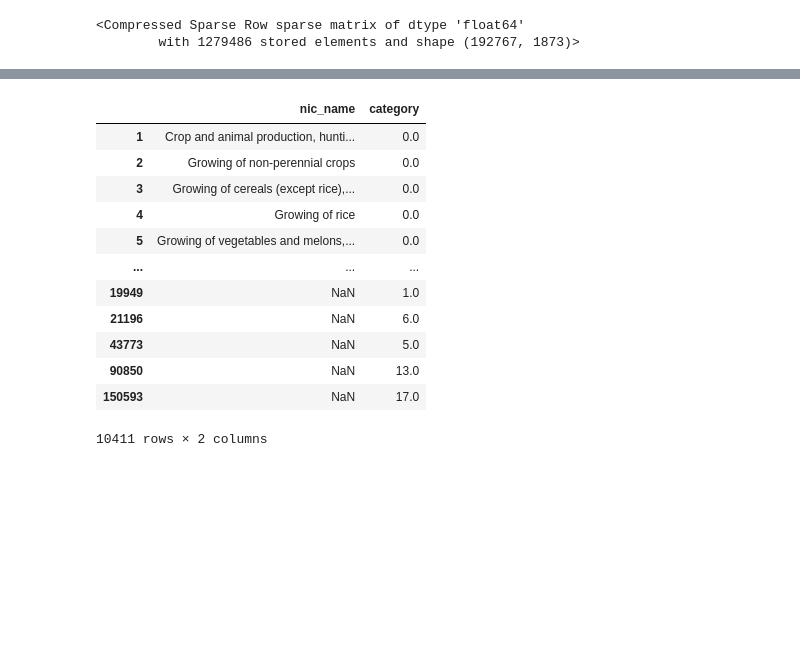
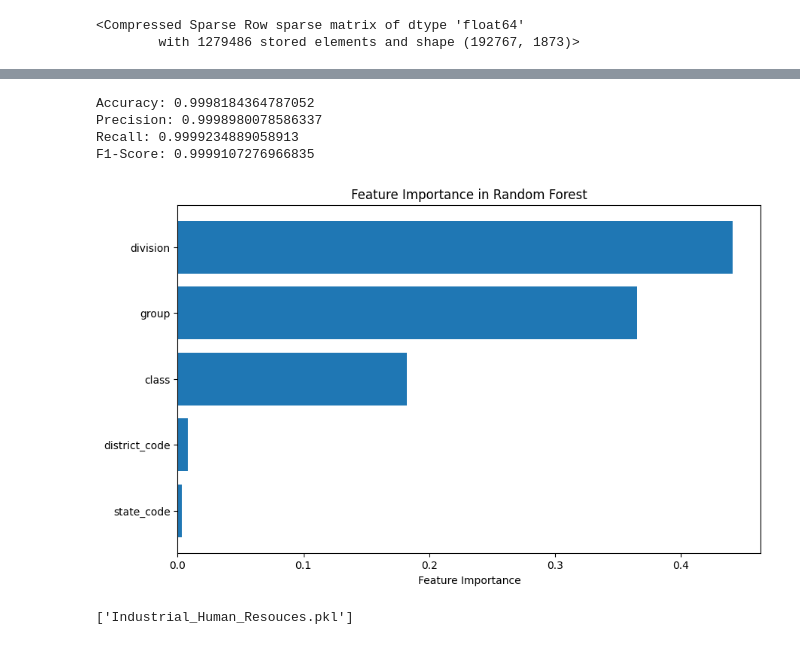
Before and after one commit to Thejasrajsathyamoorthy/Industrial-Human-Resources, a Jupyter notebook: HR_1.ipynb, the cells around one changed output, grey strips where cells are left out. Saved outputs shown, nothing was run; the diff lists cells and outputs as text; code cells hidden in the pictures; blank space fills up the shorter version.

```diff
--- a/HR_1.ipynb
+++ b/HR_1.ipynb
@@ -397,6 +351,6 @@ X_train, X_test, y_train, y_test = train_test_split(X, y, test_size=0.2, random_
 # %%
-from sklearn.ensemble import RandomForestRegressor
+from sklearn.ensemble import RandomForestClassifier
 
-model = RandomForestRegressor(random_state=27)
-model.fit(X_train, y_train)
-y_pred = model.predict(X_test)
+r_f_c_model = RandomForestClassifier(random_state=28)
+r_f_c_model.fit(X_train, y_train)
+y_pred = r_f_c_model.predict(X_test)
@@ -518,16 +357,46 @@ dataframes.head(5)
-# %%
-dataframes[["nic_name","category"]].drop_duplicates()
-# %% [output]
-|  | nic_name | category |
-| 1 | Crop and animal production, hunti... | 0.0 |
-| 2 | Growing of non-perennial crops | 0.0 |
-| 3 | Growing of cereals (except rice),... | 0.0 |
-| 4 | Growing of rice | 0.0 |
-| 5 | Growing of vegetables and melons,... | 0.0 |
-| ... | ... | ... |
-| 19949 | NaN | 1.0 |
-| 21196 | NaN | 6.0 |
-| 43773 | NaN | 5.0 |
-| 90850 | NaN | 13.0 |
-| 150593 | NaN | 17.0 |
-10411 rows × 2 columns
+# %%
+from sklearn.metrics import accuracy_score, precision_score, recall_score, f1_score
+import matplotlib.pyplot as plt
+
+# Accuracy
+accuracy = accuracy_score(y_test, y_pred)
+print("Accuracy:", accuracy)
+
+# Precision
+precision = precision_score(y_test, y_pred, average='macro')
+print("Precision:", precision)
+
+# Recall
+recall = recall_score(y_test, y_pred, average='macro')
+print("Recall:", recall)
+
+# F1-Score
+f1 = f1_score(y_test, y_pred, average='macro')
+print("F1-Score:", f1)
+# %% [output]
+Accuracy: 0.9998184364787052
+Precision: 0.9998980078586337
+Recall: 0.9999234889058913
+F1-Score: 0.9999107276966835
+# %%
+# Feature Importance
+
+importances = r_f_c_model.feature_importances_
+feature_names = X.columns
+
+sorted_indices = np.argsort(importances)[::-1]
+plt.figure(figsize=(10, 6))
+plt.barh(range(len(importances)), importances[sorted_indices], align='center')
+plt.yticks(range(len(importances)), [feature_names[i] for i in sorted_indices])
+plt.xlabel("Feature Importance")
+plt.title("Feature Importance in Random Forest")
+plt.gca().invert_yaxis()
+plt.show()
+# %% [output]
+[figure, added]
+# %%
+import joblib
+
+joblib.dump(r_f_c_model, 'Industrial_Human_Resouces.pkl')
+# %% [output]
+['Industrial_Human_Resouces.pkl']
```
Also changed, not shown: parts of 54 cells of this notebook, 4 other files.
